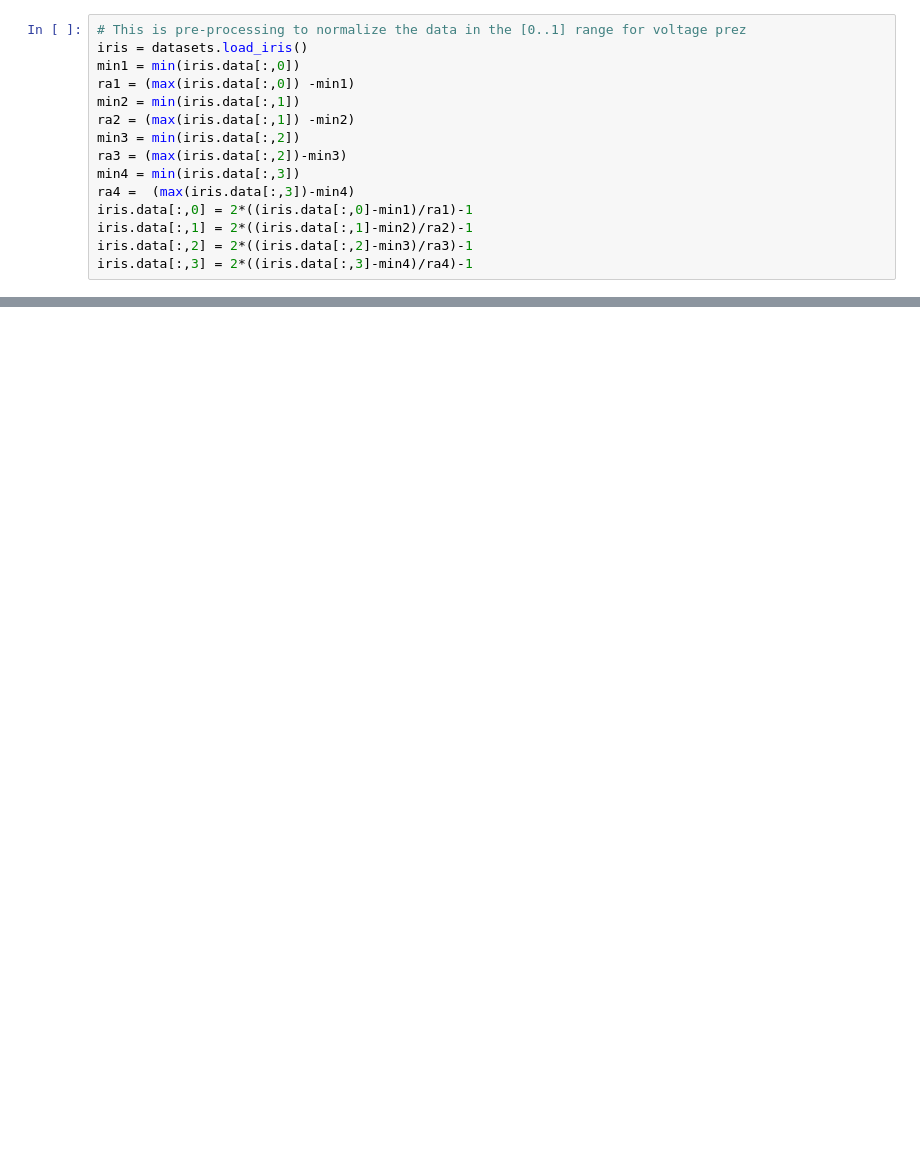
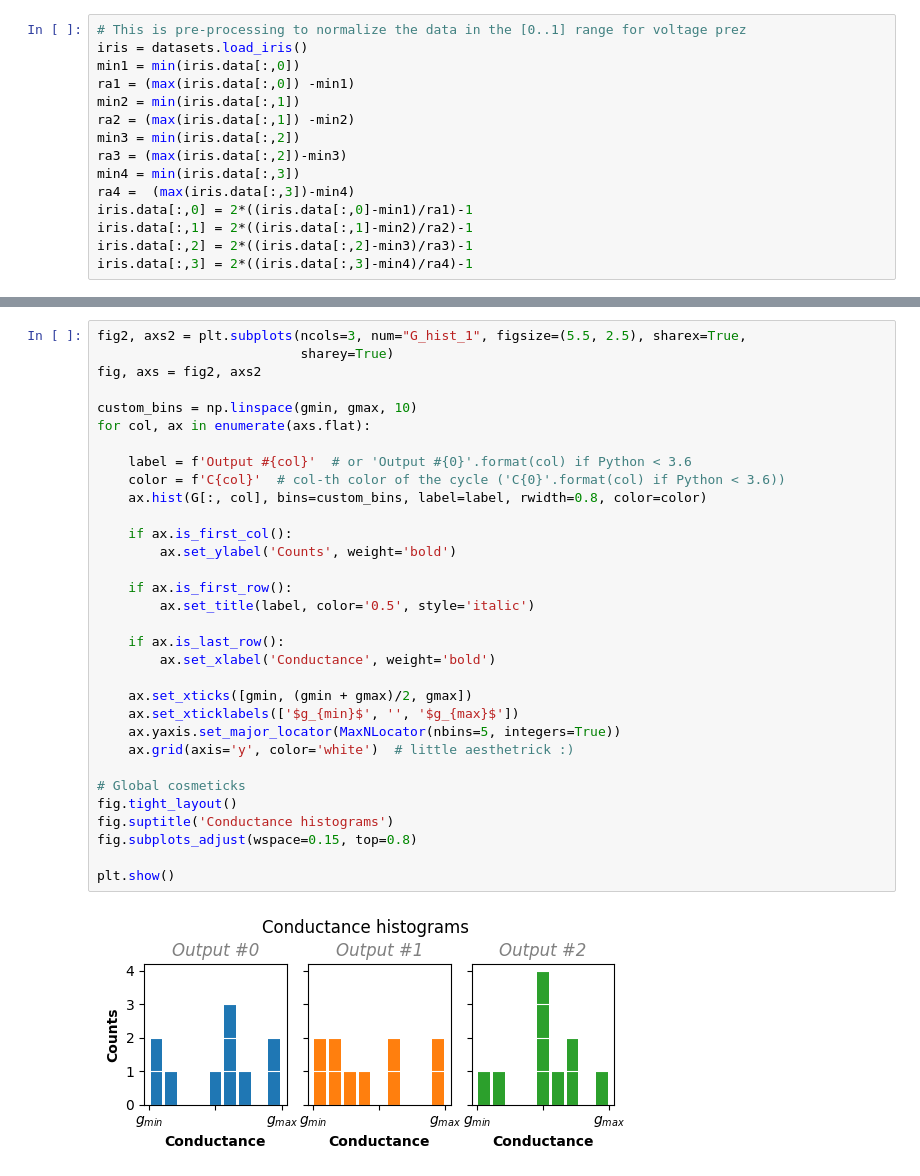
Before and after one commit to cbennett/Iris-Mem, a Jupyter notebook: Iris_1LayerClassification_Device.ipynb, the cells around one changed output, grey strips where cells are left out. Cells and saved outputs as stored; diff of their text form; blank space fills up the shorter version.

```diff
--- a/Iris_1LayerClassification_Device.ipynb
+++ b/Iris_1LayerClassification_Device.ipynb
@@ -146,0 +182,34 @@ plt.show()
+# %%
+fig2, axs2 = plt.subplots(ncols=3, num="G_hist_1", figsize=(5.5, 2.5), sharex=True,
+                          sharey=True)
+fig, axs = fig2, axs2
+
+custom_bins = np.linspace(gmin, gmax, 10)
+for col, ax in enumerate(axs.flat):
+
+    label = f'Output #{col}'  # or 'Output #{0}'.format(col) if Python < 3.6
+    color = f'C{col}'  # col-th color of the cycle ('C{0}'.format(col) if Python < 3.6))
+    ax.hist(G[:, col], bins=custom_bins, label=label, rwidth=0.8, color=color)
+
+    if ax.is_first_col():
+        ax.set_ylabel('Counts', weight='bold')
+
+    if ax.is_first_row():
+        ax.set_title(label, color='0.5', style='italic')
+
+    if ax.is_last_row():
+        ax.set_xlabel('Conductance', weight='bold')
+
+    ax.set_xticks([gmin, (gmin + gmax)/2, gmax])
+    ax.set_xticklabels(['$g_{min}$', '', '$g_{max}$'])
+    ax.yaxis.set_major_locator(MaxNLocator(nbins=5, integers=True))
+    ax.grid(axis='y', color='white')  # little aesthetrick :)
+
+# Global cosmeticks
+fig.tight_layout()
+fig.suptitle('Conductance histograms')
+fig.subplots_adjust(wspace=0.15, top=0.8)
+
+plt.show()
+# %% [output]
+[figure, added]
```
Also changed, not shown: parts of 14 cells of this notebook.
